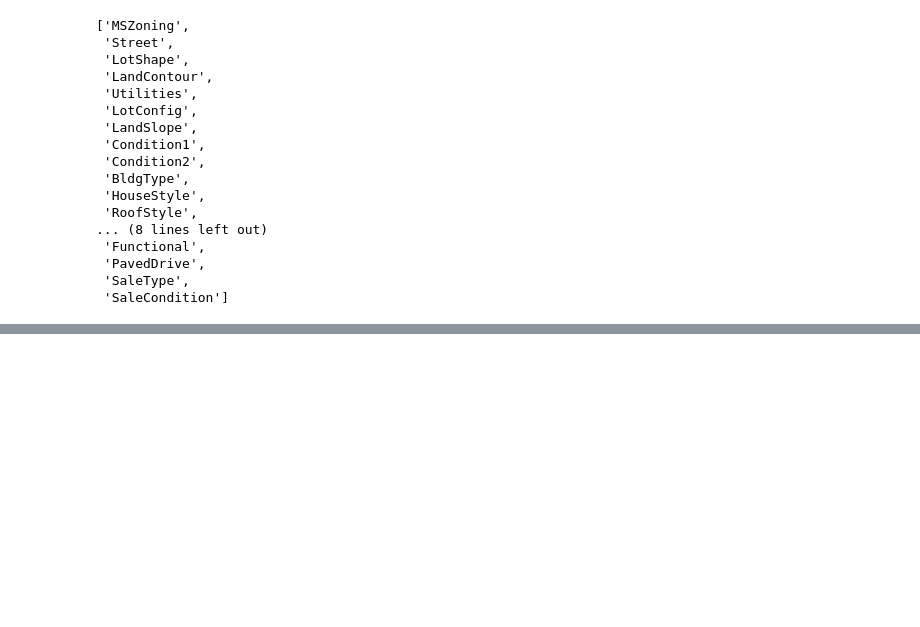
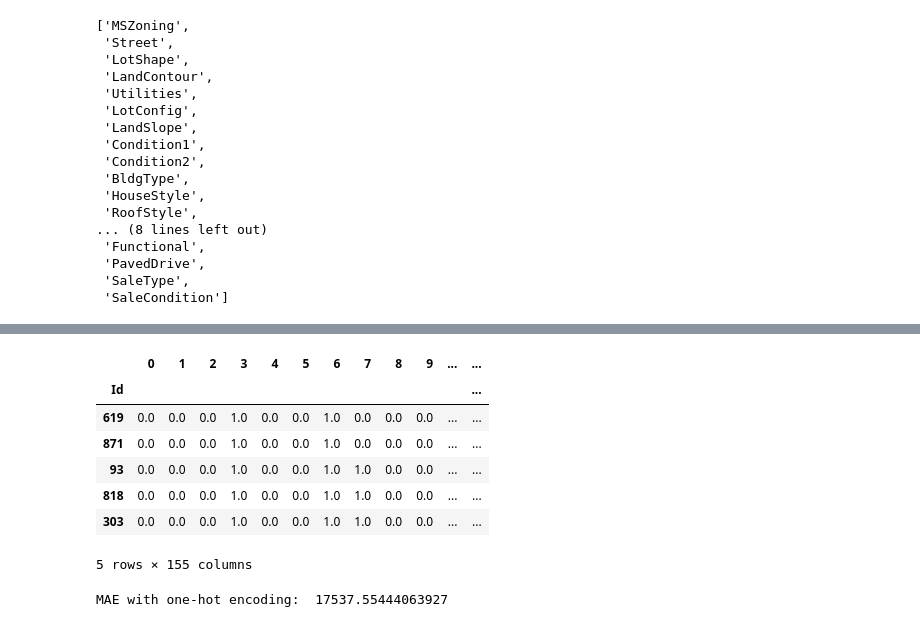
Before and after one commit to ImDPS/IntermediateML-Notebook, a Jupyter notebook: categoricalVariables_Exercise.ipynb, the cells around one changed output, grey strips where cells are left out. Cells and saved outputs as stored; diff of their text form; code cells hidden in the pictures; blank space fills up the shorter version.

```diff
--- a/categoricalVariables_Exercise.ipynb
+++ b/categoricalVariables_Exercise.ipynb
@@ -217,0 +297,21 @@ sorted(d.items(), key=lambda x: x[1])
+# %%
+num_X_train = X_train.drop(obj_col_X_train, axis=1)
+num_X_valid = X_valid.drop(obj_col_X_train, axis=1)
+# %%
+OH_X_train = pd.concat([OH_cols_train, num_X_train], axis=1)
+OH_X_valid = pd.concat([OH_cols_valid, num_X_valid], axis=1)
+
+OH_X_train.head()
+# %% [output]
+|  | 0 | 1 | 2 | 3 | 4 | 5 | 6 | 7 | 8 | 9 | ... | ... |
+| Id |  |  |  |  |  |  |  |  |  |  |  | ... |
+| 619 | 0.0 | 0.0 | 0.0 | 1.0 | 0.0 | 0.0 | 1.0 | 0.0 | 0.0 | 0.0 | ... | ... |
+| 871 | 0.0 | 0.0 | 0.0 | 1.0 | 0.0 | 0.0 | 1.0 | 0.0 | 0.0 | 0.0 | ... | ... |
+| 93 | 0.0 | 0.0 | 0.0 | 1.0 | 0.0 | 0.0 | 1.0 | 1.0 | 0.0 | 0.0 | ... | ... |
+| 818 | 0.0 | 0.0 | 0.0 | 1.0 | 0.0 | 0.0 | 1.0 | 1.0 | 0.0 | 0.0 | ... | ... |
+| 303 | 0.0 | 0.0 | 0.0 | 1.0 | 0.0 | 0.0 | 1.0 | 1.0 | 0.0 | 0.0 | ... | ... |
+5 rows × 155 columns
+# %%
+print("MAE with one-hot encoding: ", score_model(OH_X_train, OH_X_valid, y_train, y_valid))
+# %% [output]
+MAE with one-hot encoding:  17537.55444063927
```
Also changed, not shown: parts of 11 cells of this notebook, 9 other files.
